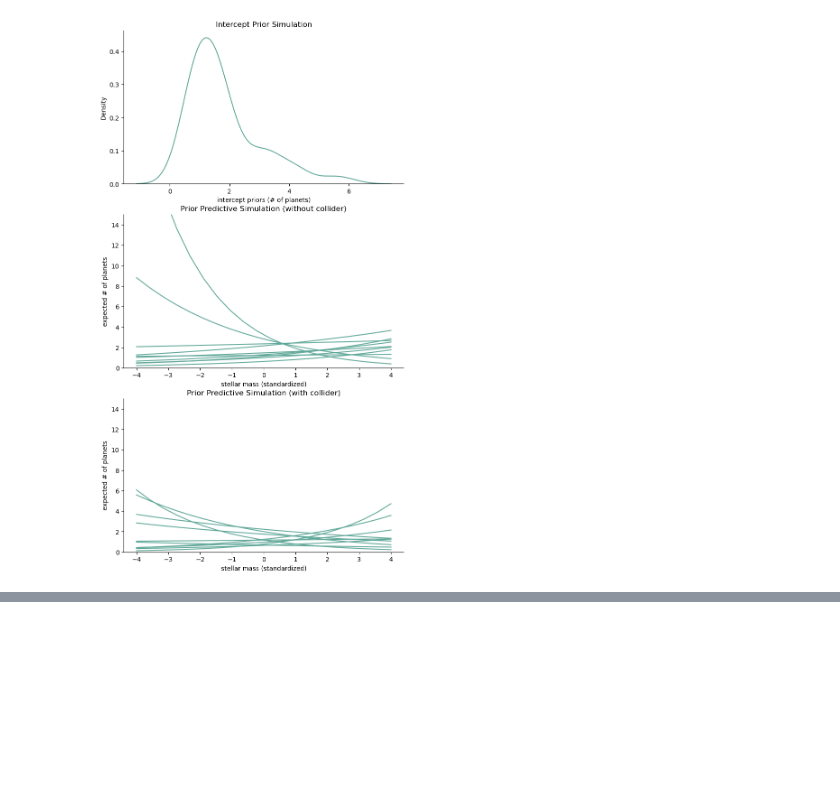
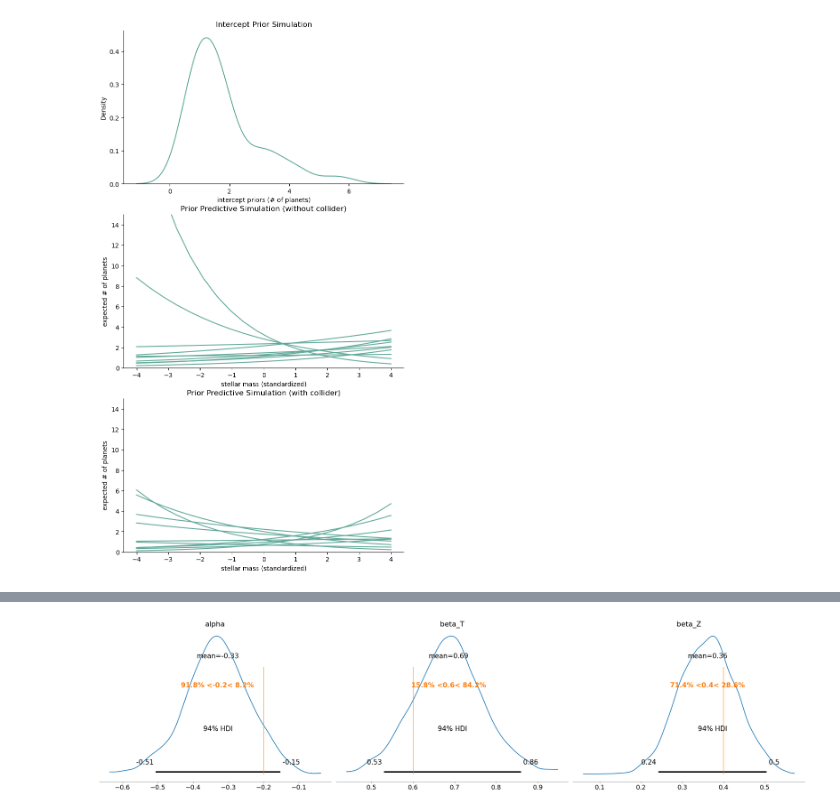
Before and after one commit to DecodeAndCode/Habitable-Exoplanet, a Jupyter notebook: exoplanet_prediction (1).ipynb, the cells around one changed output, grey strips where cells are left out. Saved outputs shown, nothing was run; the diff lists cells and outputs as text; code cells hidden in the pictures; blank space fills up the shorter version.

Commit message:
created model and run of simulated and real data both

```diff
--- a/exoplanet_prediction (1).ipynb
+++ b/exoplanet_prediction (1).ipynb
@@ -147,0 +197,25 @@ sns.despine();
+# %%
+# ----- Fit the same model in PyMC on simulated data -----
+with pm.Model() as sim_model:
+    # Priors
+    alpha = pm.Normal("alpha", mu=0.0, sigma=1.0)
+    beta_T = pm.Normal("beta_T", mu=0.0, sigma=1.0)
+    beta_Z = pm.Normal("beta_Z", mu=0.0, sigma=1.0)
+
+    # Linear predictor
+    eta = alpha + beta_T * sim_data["T"].values + beta_Z * sim_data["Z"].values
+    mu = pm.math.exp(eta)
+
+    # Likelihood (Poisson outcome)
+    Y_obs = pm.Poisson("Y_obs", mu=mu, observed=sim_data["Y"].values)
+
+    # Sampling
+    sim_trace = pm.sample(
+        draws=2000,
+        tune=1000,
+        target_accept=0.9,
+        random_seed=42,
+        cores=2
+    )
+
+az.summary(sim_trace, var_names=["alpha", "beta_T", "beta_Z"])
@@ -147,0 +235,17 @@ sns.despine();
+# %%
+# ----- Posterior vs true values -----
+true_values = {
+    "alpha": [{"ref_val": alpha_true}],
+    "beta_T": [{"ref_val": beta_T_true}],
+    "beta_Z": [{"ref_val": beta_Z_true}]
+}
+
+az.plot_posterior(
+    sim_trace,
+    var_names=["alpha", "beta_T", "beta_Z"],
+    ref_val=true_values
+)
+plt.tight_layout()
+plt.show()
+# %% [output]
+[figure, added]
```
Also changed, not shown: parts of 7 cells of this notebook, 1 other file.
